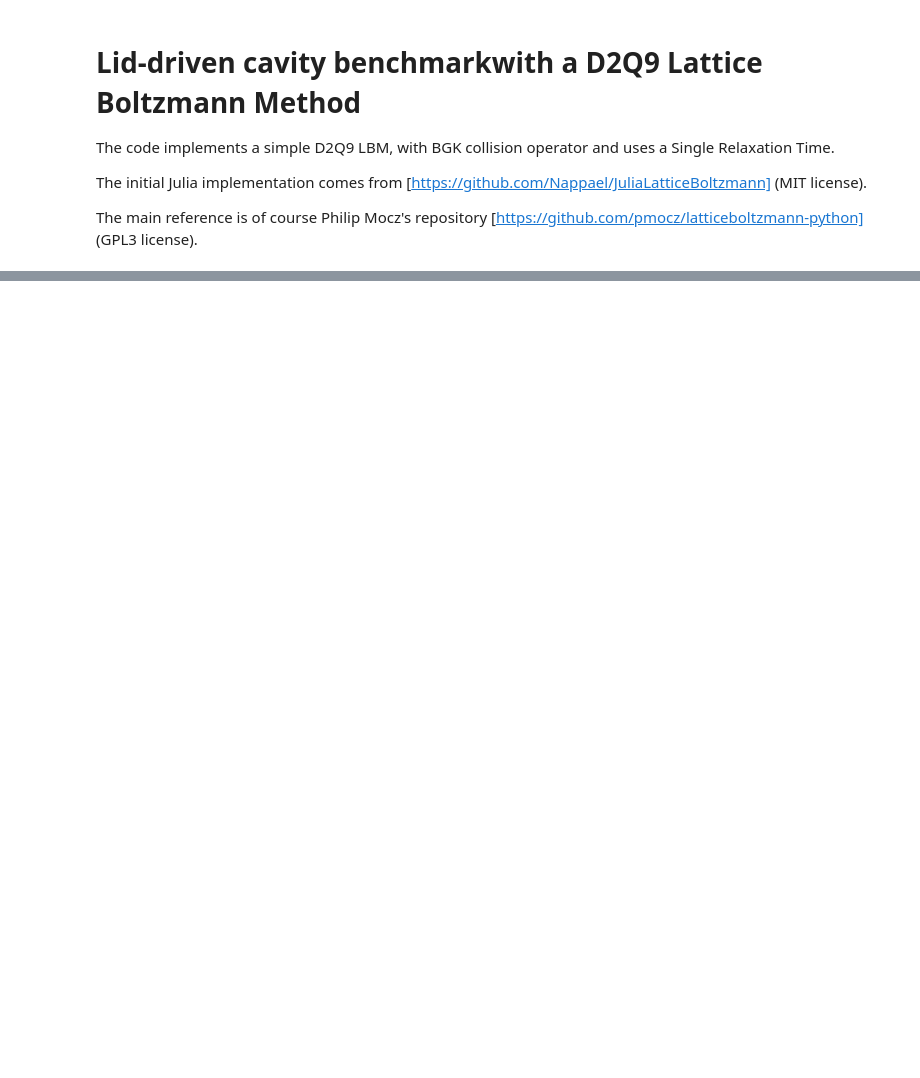
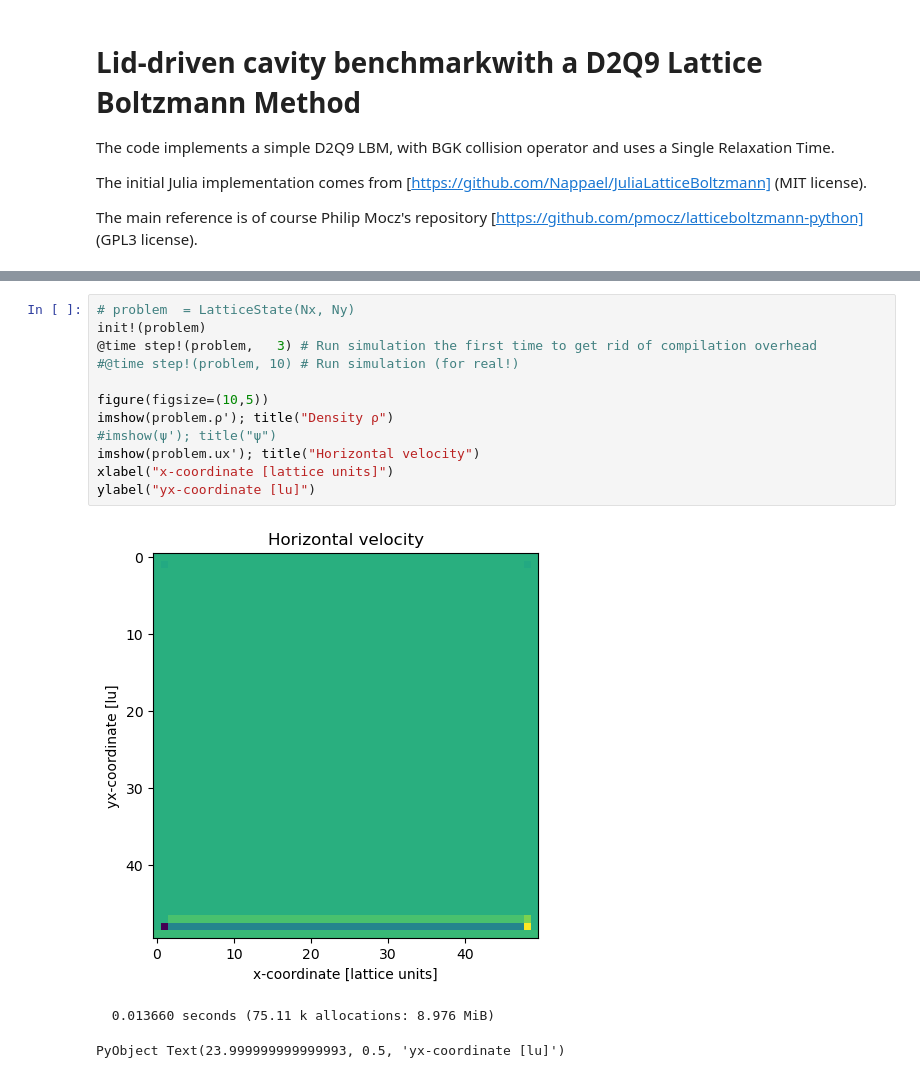
Before and after one commit to bchaber/hattivatti, a Jupyter notebook: lid-driven-cavity-d2q9.ipynb, the cells around one changed output, grey strips where cells are left out. Cells and saved outputs as stored; diff of their text form; blank space fills up the shorter version.

```diff
--- a/lid-driven-cavity-d2q9.ipynb
+++ b/lid-driven-cavity-d2q9.ipynb
@@ -227,3 +277,19 @@ PyObject Text(23.999999999999993, 0.5, 'yx-coordinate [lu]')
+# %%
+# problem  = LatticeState(Nx, Ny)
+init!(problem)
+@time step!(problem,   3) # Run simulation the first time to get rid of compilation overhead
+#@time step!(problem, 10) # Run simulation (for real!)
+
+figure(figsize=(10,5))
+imshow(problem.ρ'); title("Density ρ")
+#imshow(ψ'); title("ψ")
+imshow(problem.ux'); title("Horizontal velocity")
+xlabel("x-coordinate [lattice units]")
+ylabel("yx-coordinate [lu]")
+# %% [output]
+[figure, added]
+  0.013660 seconds (75.11 k allocations: 8.976 MiB)
+PyObject Text(23.999999999999993, 0.5, 'yx-coordinate [lu]')
 # %%
 ux = copy(problem.ux)
 uy = copy(problem.uy)
```
Also changed, not shown: parts of 13 cells of this notebook.
